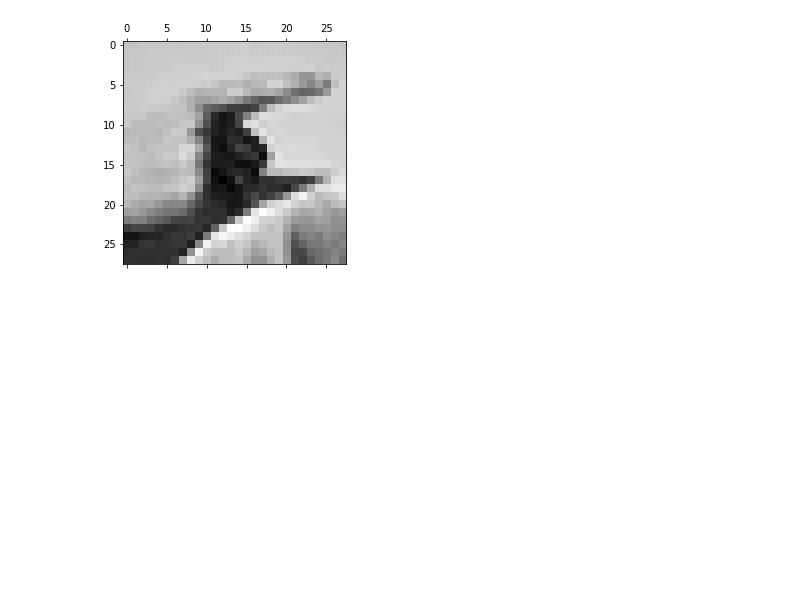
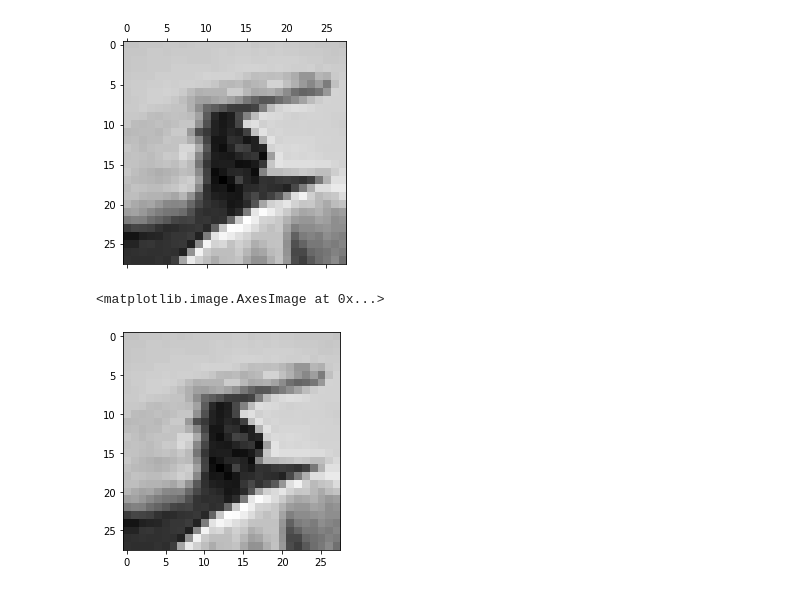
Before and after one commit to aaronh314/CS-4563-Project, a Jupyter notebook: main.ipynb, the cells around one changed output. Saved outputs shown, nothing was run; the diff lists cells and outputs as text; code cells hidden in the pictures; blank space fills up the shorter version.

Commit message:
imshow

```diff
--- a/main.ipynb
+++ b/main.ipynb
@@ -73,3 +73,9 @@ plt.matshow(a)
 <matplotlib.image.AxesImage at 0x...>
 <Figure size 432x288 with 0 Axes>
 [figure]
+# %%
+plt.gray()
+plt.imshow(a)
+# %% [output]
+<matplotlib.image.AxesImage at 0x...>
+[figure, added]
```
Also changed, not shown: parts of 1 cell of this notebook.
